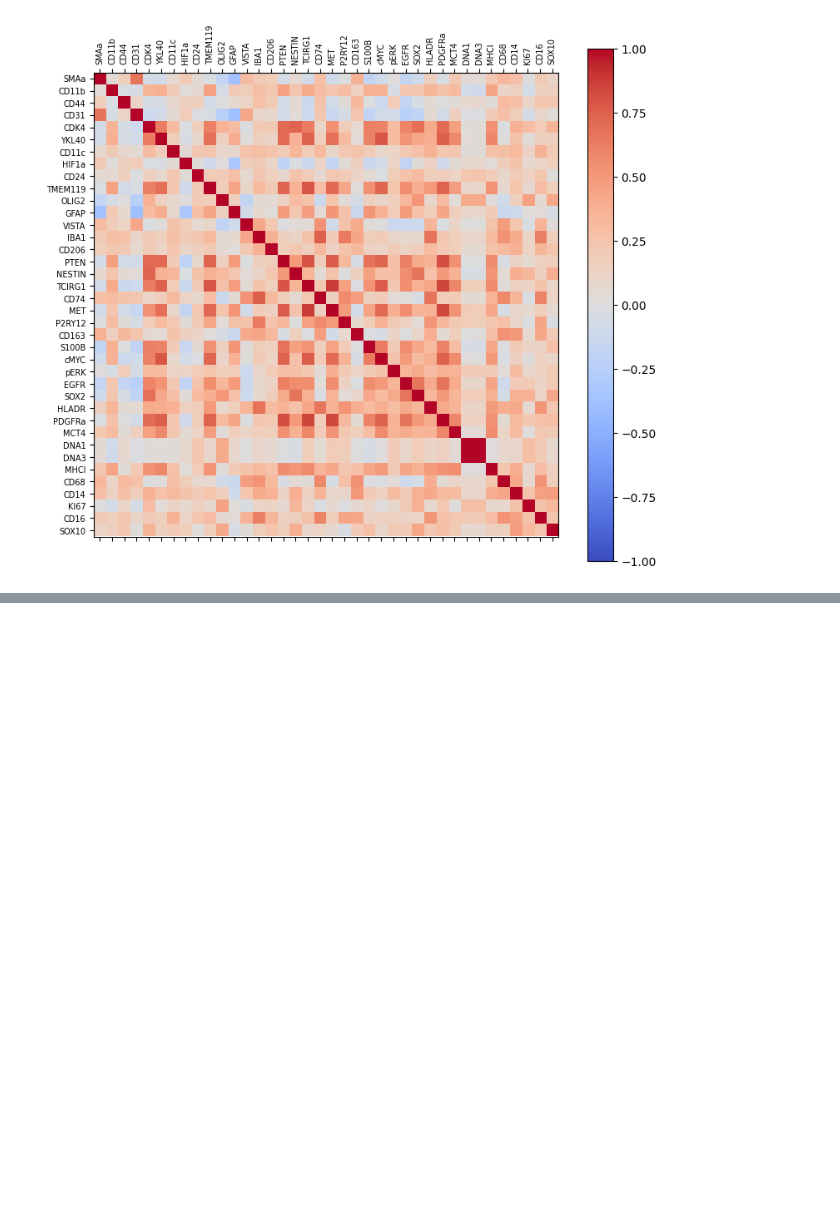
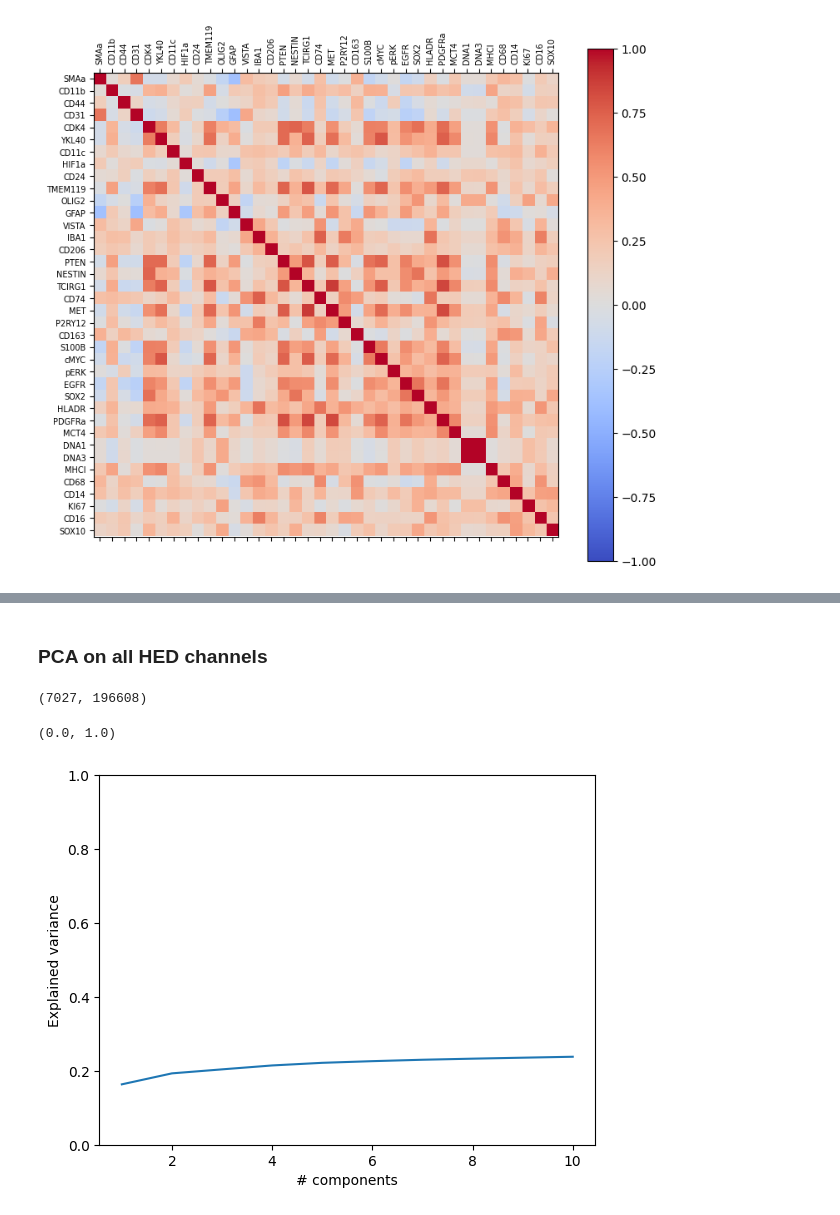
Before and after one commit to gblawrence03/CS909-materials, a Jupyter notebook: 2025/A2/assignment.ipynb, the cells around one changed output, grey strips where cells are left out. Saved outputs shown, nothing was run; the diff lists cells and outputs as text; code cells hidden in the pictures; blank space fills up the shorter version.

```diff
--- a/2025/A2/assignment.ipynb
+++ b/2025/A2/assignment.ipynb
@@ -317,0 +378,24 @@ ax.set_yticklabels(protein_names, fontsize=7);
+# %% [markdown]
+### PCA on all HED channels
+# %%
+for i in range(X.shape[0]):
+    X[i] = rgb2hed(X[i])
+
+
+X = X.reshape((X.shape[0], -1))
+
+# X = X.reshape((X.shape[0], -1))
+
+print(X.shape)
+
+pca = PCA(10)
+pcs = pca.fit_transform(X)
+
+plt.plot(np.arange(1, pca.n_components_ + 1), np.cumsum(pca.explained_variance_ratio_))
+plt.xlabel('# components')
+plt.ylabel('Explained variance')
+plt.ylim([0, 1])
+# %% [output]
+(7027, 196608)
+(0.0, 1.0)
+[figure, added]
```
Also changed, not shown: parts of 18 cells of this notebook.
